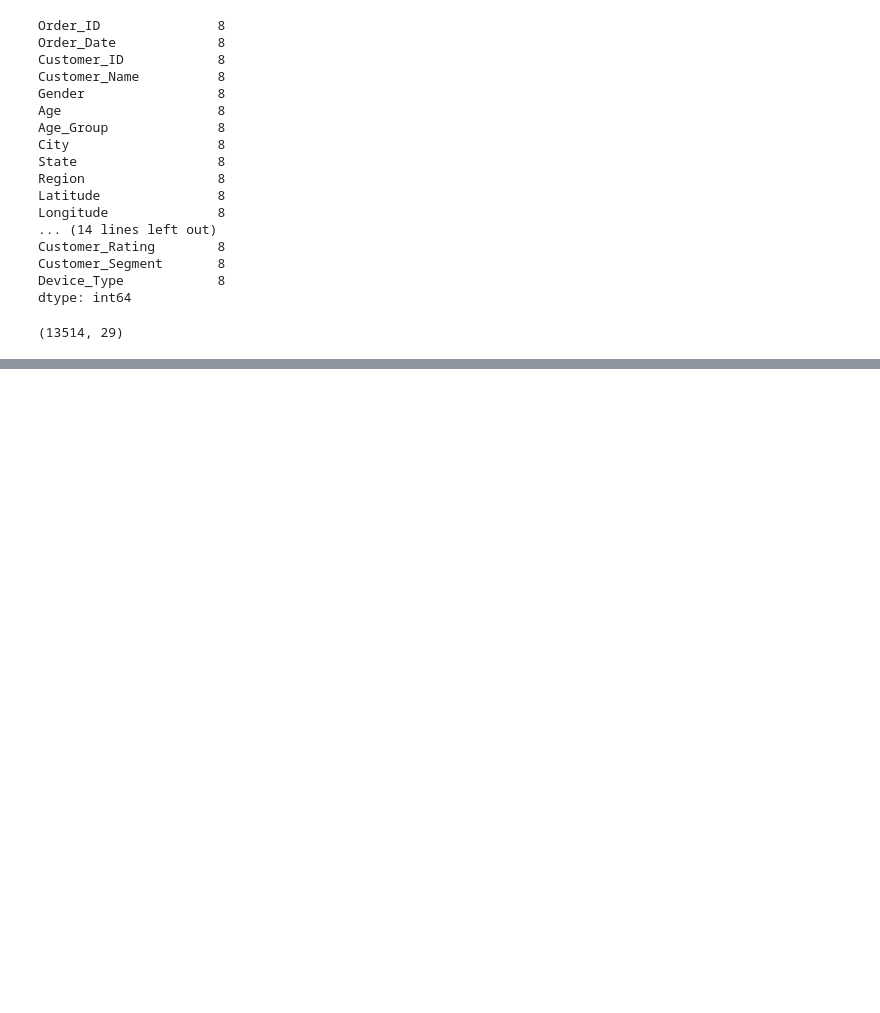
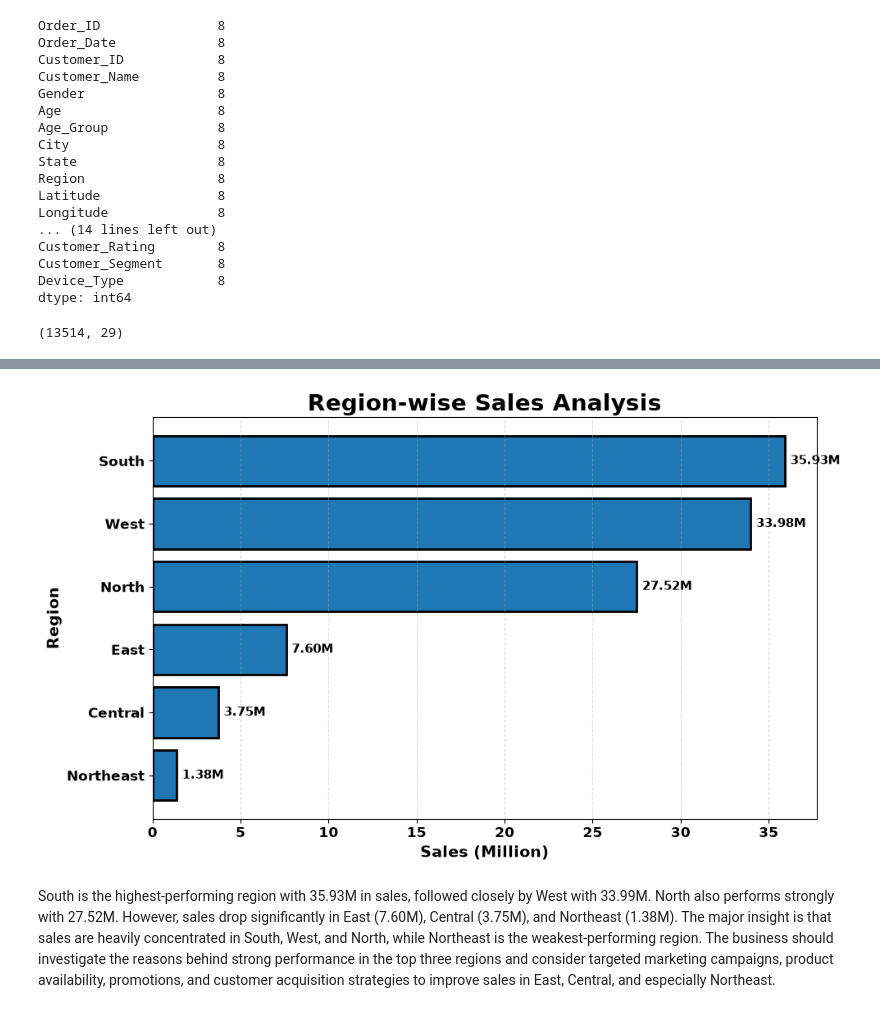
Before and after one commit to Tanujakarande5703/data_analysis_project, a Jupyter notebook: project.ipynb, the cells around one changed output, grey strips where cells are left out. Saved outputs shown, nothing was run; the diff lists cells and outputs as text; code cells hidden in the pictures; blank space fills up the shorter version.

```diff
--- a/project.ipynb
+++ b/project.ipynb
@@ -640,0 +821,2 @@ df.to_csv('clean_sales_ecommerce.csv')
+# %%
+region_sales=df.pivot_table(values='Sales',index='Region',aggfunc='sum').sort_values(by="Sales",ascending=False)
@@ -640,0 +834,68 @@ df.to_csv('clean_sales_ecommerce.csv')
+# %%
+# Sort ascending for horizontal bar chart
+plot_data = region_sales.sort_values(by='Sales', ascending=True)
+
+
+plt.figure(figsize=(10, 6))
+
+
+bars = plt.barh(
+    plot_data.index,
+    plot_data['Sales'] / 1e6,
+    edgecolor='black',
+    linewidth=2
+)
+
+
+# Title and labels
+plt.title(
+    'Region-wise Sales Analysis',
+    fontsize=20,
+    fontweight='bold'
+)
+
+
+plt.xlabel(
+    'Sales (Million)',
+    fontsize=14,
+    fontweight='bold'
+)
+
+
+plt.ylabel(
+    'Region',
+    fontsize=14,
+    fontweight='bold'
+)
+
+
+# Bold tick labels
+plt.xticks(fontsize=12, fontweight='bold')
+plt.yticks(fontsize=12, fontweight='bold')
+
+
+# Add values at end of bars
+for bar in bars:
+    width = bar.get_width()
+
+
+    plt.text(
+        width + 0.3,
+        bar.get_y() + bar.get_height()/2,
+        f'{width:.2f}M',
+        va='center',
+        fontsize=11,
+        fontweight='bold'
+    )
+
+
+plt.grid(axis='x', linestyle='--', alpha=0.4)
+
+
+plt.tight_layout()
+plt.show()
+# %% [output]
+[figure, added]
+# %% [markdown]
+South is the highest-performing region with 35.93M in sales, followed closely by West with 33.99M. North also performs strongly with 27.52M. However, sales drop significantly in East (7.60M), Central (3.75M), and Northeast (1.38M).
+The major insight is that sales are heavily concentrated in South, West, and North, while Northeast is the weakest-performing region. The business should investigate the reasons behind strong performance in the top three regions and consider targeted marketing campaigns, product availability, promotions, and customer acquisition strategies to improve sales in East, Central, and especially Northeast.
```
Also changed, not shown: parts of 46 cells of this notebook.
